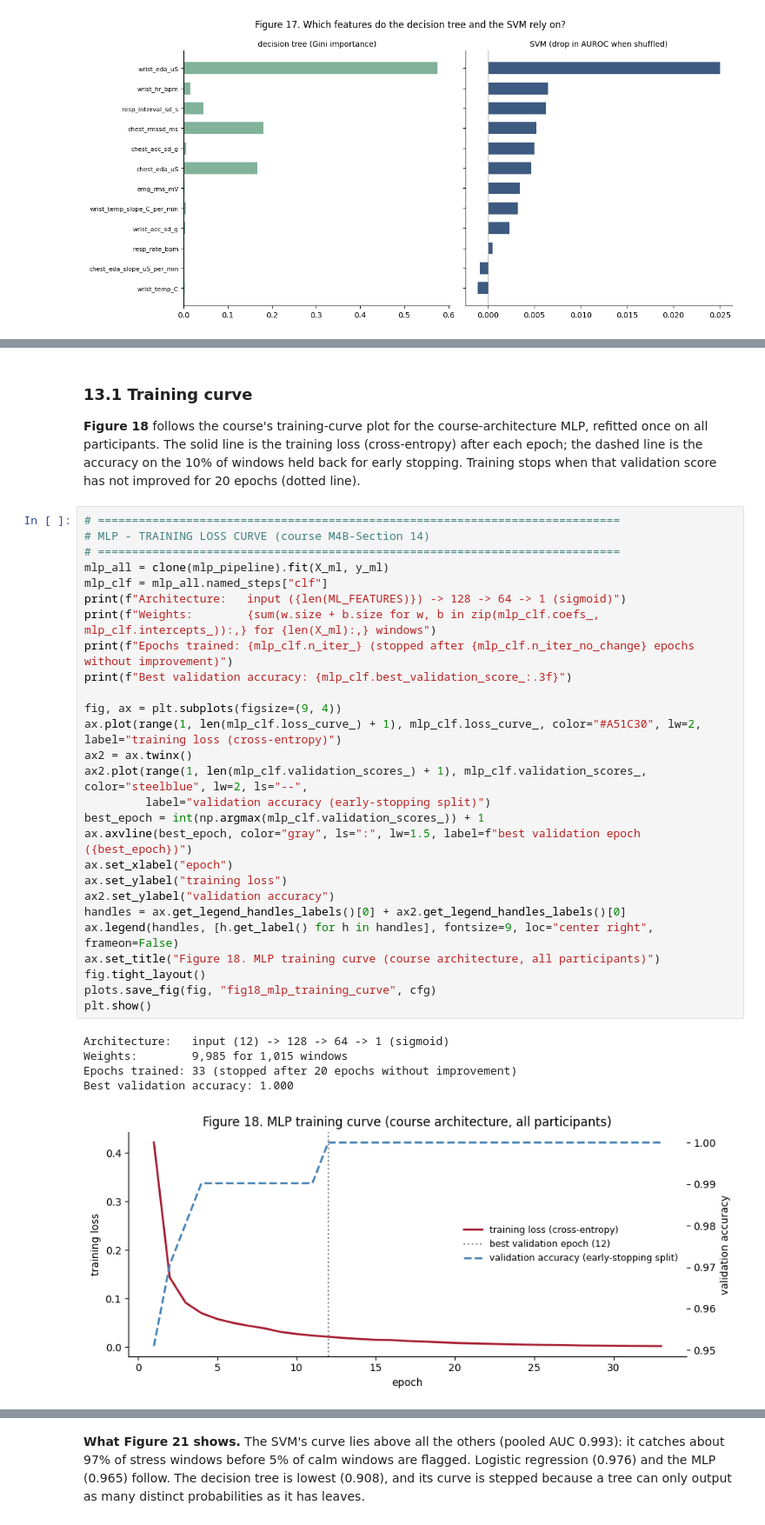
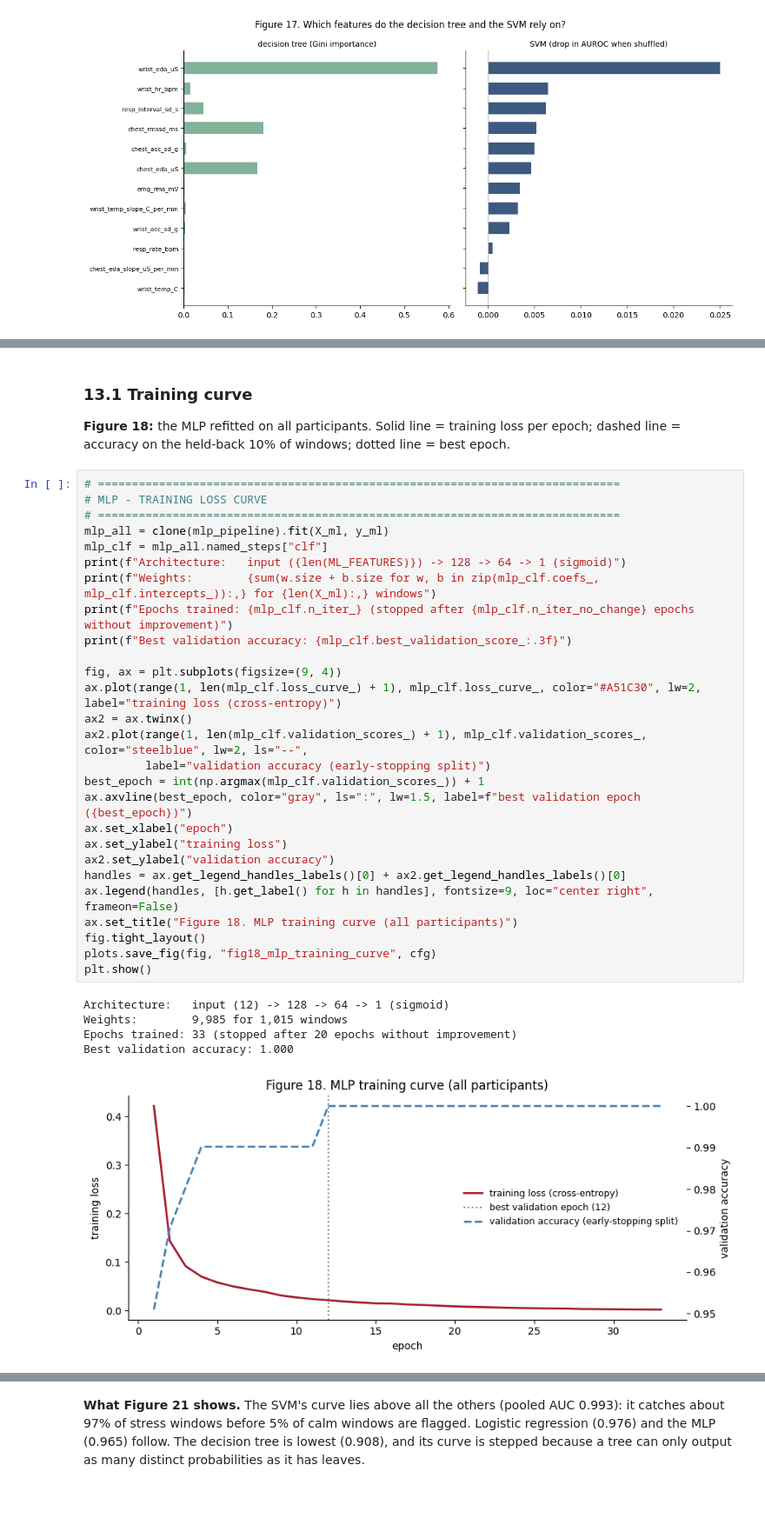
Before and after one commit to JillianMelbourne/WESAD-Stress-Detection, a Jupyter notebook: WESAD_stress_pipeline.ipynb, the cells around one changed output, grey strips where cells are left out. Shown at 87% size. Drawn from its saved outputs; the diff is of its cells as text; blank space fills up the shorter version.

Commit message:
update figures and readme add html saw`

```diff
--- a/WESAD_stress_pipeline.ipynb
+++ b/WESAD_stress_pipeline.ipynb
@@ -1726,37 +1637,37 @@ Course-architecture MLP: early stopping after 26-39 epochs (median 33)
 # %% [markdown]
 ### 13.1 Training curve
-**Figure 18** follows the course's training-curve plot for the course-architecture MLP, refitted once on all participants. The solid line is the training loss (cross-entropy) after each epoch; the dashed line is the accuracy on the 10% of windows held back for early stopping. Training stops when that validation score has not improved for 20 epochs (dotted line).
+**Figure 18:** the MLP refitted on all participants. Solid line = training loss per epoch; dashed line = accuracy on the held-back 10% of windows; dotted line = best epoch.
 # %%
 # =============================================================================
-# MLP - TRAINING LOSS CURVE (course M4B-Section 14)
+# MLP - TRAINING LOSS CURVE
 # =============================================================================
 mlp_all = clone(mlp_pipeline).fit(X_ml, y_ml)
 mlp_clf = mlp_all.named_steps["clf"]
 print(f"Architecture:   input ({len(ML_FEATURES)}) -> 128 -> 64 -> 1 (sigmoid)")
 print(f"Weights:        {sum(w.size + b.size for w, b in zip(mlp_clf.coefs_, mlp_clf.intercepts_)):,} for {len(X_ml):,} windows")
 print(f"Epochs trained: {mlp_clf.n_iter_} (stopped after {mlp_clf.n_iter_no_change} epochs without improvement)")
 print(f"Best validation accuracy: {mlp_clf.best_validation_score_:.3f}")
 
 fig, ax = plt.subplots(figsize=(9, 4))
 ax.plot(range(1, len(mlp_clf.loss_curve_) + 1), mlp_clf.loss_curve_, color="#A51C30", lw=2, label="training loss (cross-entropy)")
 ax2 = ax.twinx()
 ax2.plot(range(1, len(mlp_clf.validation_scores_) + 1), mlp_clf.validation_scores_, color="steelblue", lw=2, ls="--",
          label="validation accuracy (early-stopping split)")
 best_epoch = int(np.argmax(mlp_clf.validation_scores_)) + 1
 ax.axvline(best_epoch, color="gray", ls=":", lw=1.5, label=f"best validation epoch ({best_epoch})")
 ax.set_xlabel("epoch")
 ax.set_ylabel("training loss")
 ax2.set_ylabel("validation accuracy")
 handles = ax.get_legend_handles_labels()[0] + ax2.get_legend_handles_labels()[0]
 ax.legend(handles, [h.get_label() for h in handles], fontsize=9, loc="center right", frameon=False)
-ax.set_title("Figure 18. MLP training curve (course architecture, all participants)")
+ax.set_title("Figure 18. MLP training curve (all participants)")
 fig.tight_layout()
 plots.save_fig(fig, "fig18_mlp_training_curve", cfg)
 plt.show()
 # %% [output]
 Architecture:   input (12) -> 128 -> 64 -> 1 (sigmoid)
 Weights:        9,985 for 1,015 windows
 Epochs trained: 33 (stopped after 20 epochs without improvement)
 Best validation accuracy: 1.000
-[figure, old version]
+[figure, new version]
 # %% [markdown]
```
Also changed, not shown: parts of 46 cells of this notebook, 14 other files.
